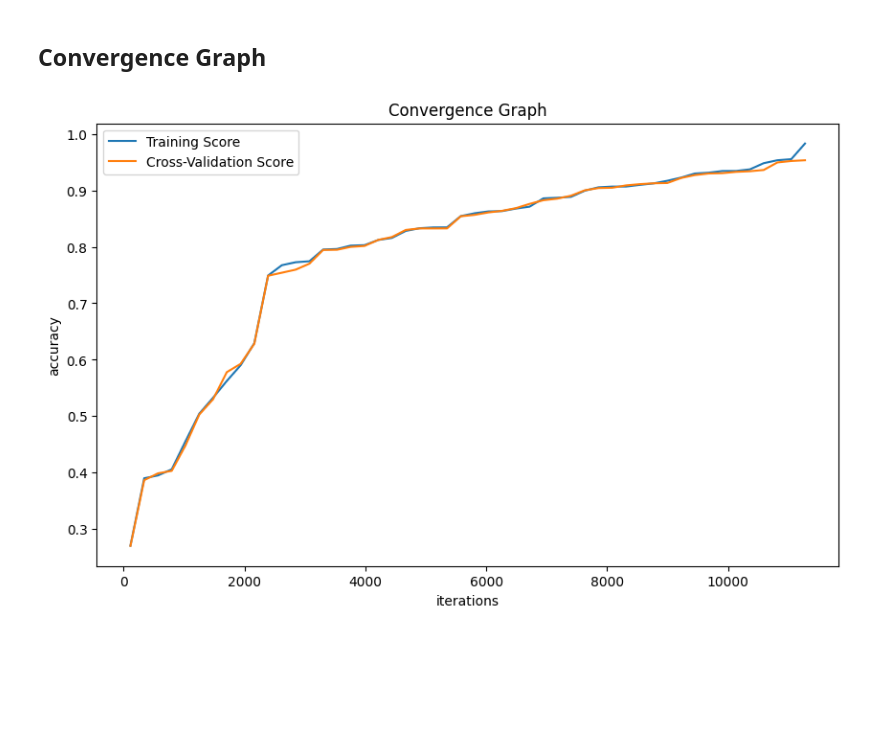
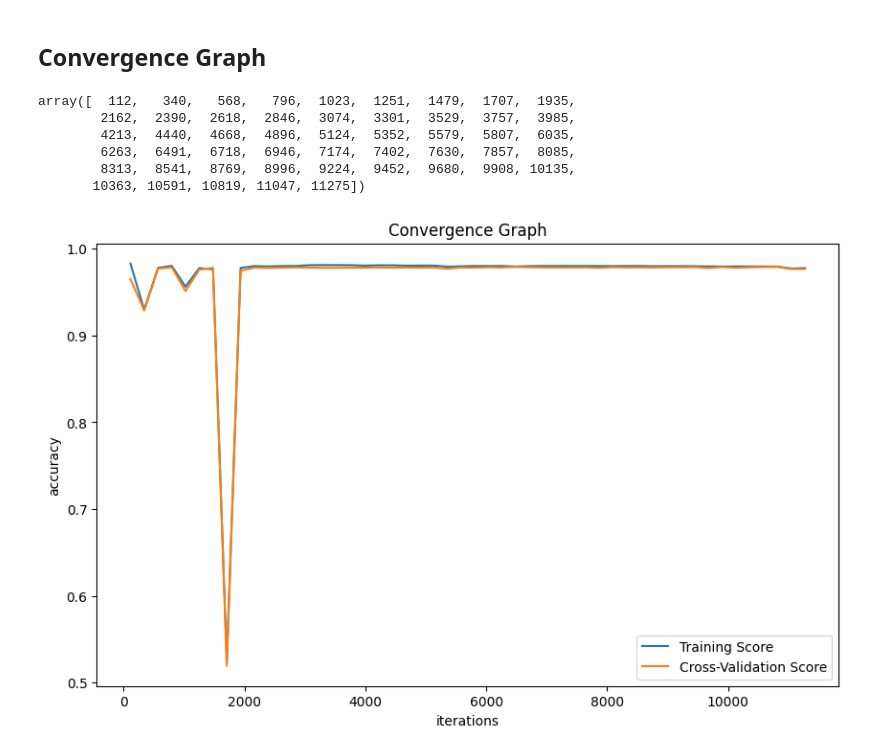
Before and after one commit to blondedman/optimization-of-nuSVC, a Jupyter notebook: optimization-of-nuSVC.ipynb, the cells around one changed output. Drawn from its saved outputs; the diff is of its cells as text; code cells hidden in the pictures; blank space fills up the shorter version.

```diff
--- a/optimization-of-nuSVC.ipynb
+++ b/optimization-of-nuSVC.ipynb
@@ -69,6 +74,11 @@ for i in range(len(samples)):
   for kernel in kernels:
 
     X_train, X_test, y_train, y_test = samples[i]
+
+    sc = StandardScaler()
+
+    X_train = sc.fit_transform(X_train)
+    X_test = sc.transform(X_test)
 
     # convert labels to numeric codes (0, 1, 2, ...)
     numeric_labels, unique_classes = pd.factorize(y_train)
@@ -214,25 +224,35 @@ for i in range(iterations):
 ## Convergence Graph
 # %%
 X_train, X_test, y_train, y_test = samples[result['Best Accuracy'].idxmax()]
+# %%
+X_train = sc.fit_transform(X_train)
+X_test = sc.transform(X_test)
 # %%
 train_sizes, train_scores, test_scores = learning_curve(
     NuSVC(kernel=result['Best Kernel'].iloc[result['Best Accuracy'].idxmax()],
-          nu=0.5*result['Best Nu'].iloc[result['Best Accuracy'].idxmax()],
-          max_iter = 15),
+          nu=result['Best Nu'].iloc[result['Best Accuracy'].idxmax()],
+          max_iter = 1000),
     X_train, y_train, cv=10, scoring='accuracy', n_jobs=-1, train_sizes = np.linspace(0.01, 1.0, 50))
 # %%
-train_sizes.sort()
+train_sizes
+# %% [output]
+array([  112,   340,   568,   796,  1023,  1251,  1479,  1707,  1935,
+        2162,  2390,  2618,  2846,  3074,  3301,  3529,  3757,  3985,
+        4213,  4440,  4668,  4896,  5124,  5352,  5579,  5807,  6035,
+        6263,  6491,  6718,  6946,  7174,  7402,  7630,  7857,  8085,
+        8313,  8541,  8769,  8996,  9224,  9452,  9680,  9908, 10135,
+       10363, 10591, 10819, 11047, 11275])
 # %%
 train_mean = np.mean(train_scores, axis=1)
 test_mean = np.mean(test_scores, axis=1)
 # %%
 plt.figure(figsize=(10, 6))
-plt.plot(train_sizes, sorted(train_mean), label='Training Score')
-plt.plot(train_sizes, sorted(test_mean), label='Cross-Validation Score')
+plt.plot(train_sizes, train_mean, label='Training Score')
+plt.plot(train_sizes, test_mean, label='Cross-Validation Score')
 plt.xlabel('iterations')
 plt.ylabel('accuracy')
 plt.title('Convergence Graph')
 plt.legend(loc="best")
 plt.show()
 # %% [output]
-[figure, old version]
+[figure, new version]
```
Also changed, not shown: parts of 3 cells of this notebook.
